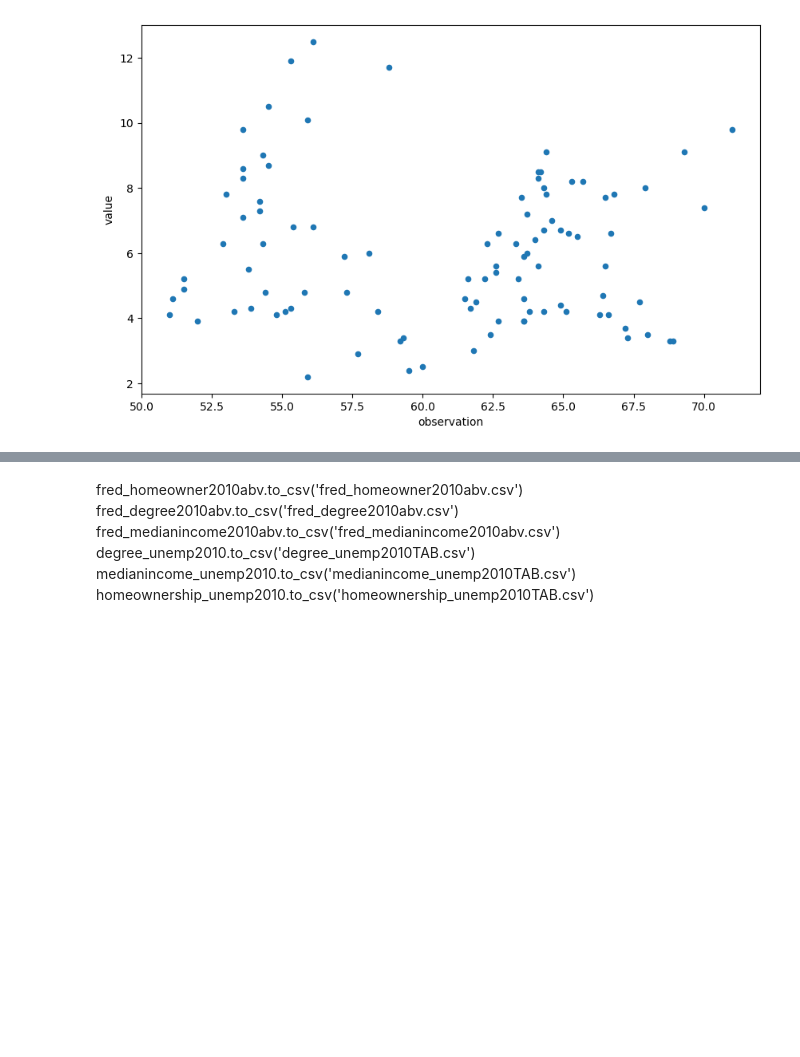
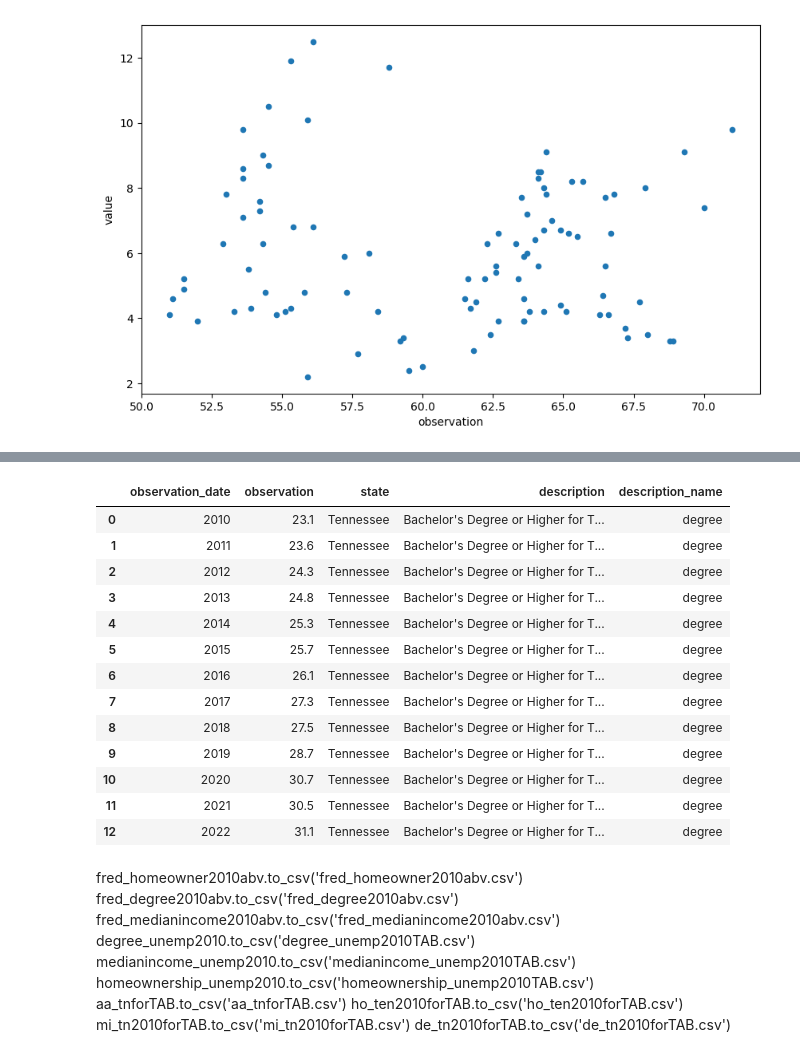
Before and after one commit to Kiirandeep/Capstone, a Jupyter notebook: Script/Unemployment2.ipynb, the cells around one changed output, grey strips where cells are left out. Saved outputs shown, nothing was run; the diff lists cells and outputs as text; code cells hidden in the pictures; blank space fills up the shorter version.

```diff
--- a/Script/Unemployment2.ipynb
+++ b/Script/Unemployment2.ipynb
@@ -944,3 +1019,20 @@ homeownership_unemp2010.plot(kind = 'scatter',
+# %%
+de_tn2010forTAB
+# %% [output]
+|  | observation_date | observation | state | description | description_name |
+| 0 | 2010 | 23.1 | Tennessee | Bachelor's Degree or Higher for T... | degree |
+| 1 | 2011 | 23.6 | Tennessee | Bachelor's Degree or Higher for T... | degree |
+| 2 | 2012 | 24.3 | Tennessee | Bachelor's Degree or Higher for T... | degree |
+| 3 | 2013 | 24.8 | Tennessee | Bachelor's Degree or Higher for T... | degree |
+| 4 | 2014 | 25.3 | Tennessee | Bachelor's Degree or Higher for T... | degree |
+| 5 | 2015 | 25.7 | Tennessee | Bachelor's Degree or Higher for T... | degree |
+| 6 | 2016 | 26.1 | Tennessee | Bachelor's Degree or Higher for T... | degree |
+| 7 | 2017 | 27.3 | Tennessee | Bachelor's Degree or Higher for T... | degree |
+| 8 | 2018 | 27.5 | Tennessee | Bachelor's Degree or Higher for T... | degree |
+| 9 | 2019 | 28.7 | Tennessee | Bachelor's Degree or Higher for T... | degree |
+| 10 | 2020 | 30.7 | Tennessee | Bachelor's Degree or Higher for T... | degree |
+| 11 | 2021 | 30.5 | Tennessee | Bachelor's Degree or Higher for T... | degree |
+| 12 | 2022 | 31.1 | Tennessee | Bachelor's Degree or Higher for T... | degree |
 # %% [markdown]
 fred_homeowner2010abv.to_csv('fred_homeowner2010abv.csv')
 fred_degree2010abv.to_csv('fred_degree2010abv.csv')
@@ -948,3 +1040,7 @@ fred_medianincome2010abv.to_csv('fred_medianincome2010abv.csv')
 degree_unemp2010.to_csv('degree_unemp2010TAB.csv')
 medianincome_unemp2010.to_csv('medianincome_unemp2010TAB.csv')
 homeownership_unemp2010.to_csv('homeownership_unemp2010TAB.csv')
+aa_tnforTAB.to_csv('aa_tnforTAB.csv')
+ho_ten2010forTAB.to_csv('ho_ten2010forTAB.csv')
+mi_tn2010forTAB.to_csv('mi_tn2010forTAB.csv')
+de_tn2010forTAB.to_csv('de_tn2010forTAB.csv')
```
Also changed, not shown: parts of 8 cells of this notebook, 3 other files.
